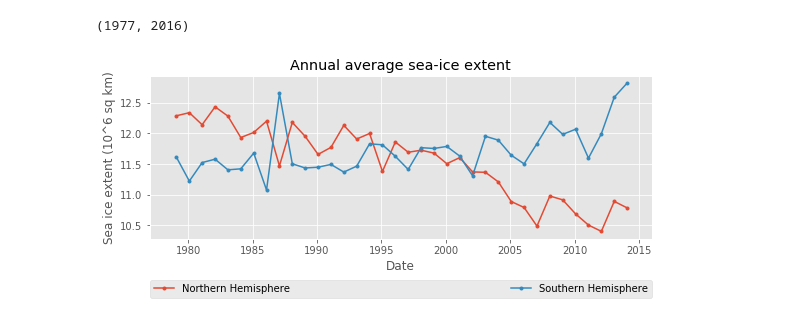
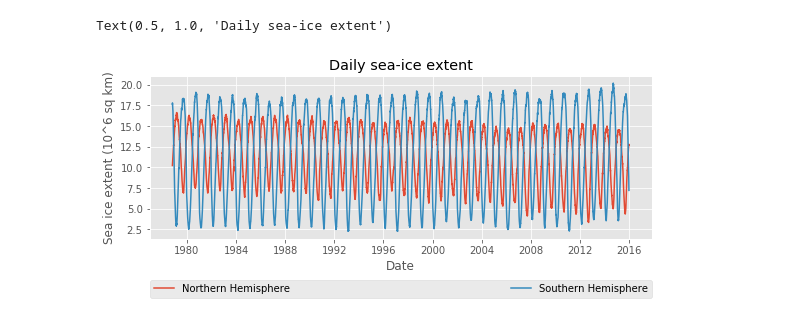
Before and after one commit to dineshsidd/project-global-warning, a Jupyter notebook: IceLevels/Untitled.ipynb, the cells around one changed output. Drawn from its saved outputs; the diff is of its cells as text; code cells hidden in the pictures.

Commit message:
updated Ice levels Graph
Please let me know if these needs work to function on the site.

```diff
--- a/IceLevels/Untitled.ipynb
+++ b/IceLevels/Untitled.ipynb
@@ -10,7 +10,7 @@ plt.style.use('ggplot') # use ggplot style
 %matplotlib inline
 
 # read in the data from the provided csv file
-df = pd.read_csv('seaice.csv')
+df = pd.read_csv('icelevelsData1.csv')
 
 # drop the 'Source Data' column as it obscures more useful columns and doesn't tell us much
 df.drop('Source Data', axis = 1, inplace = True)
@@ -19,39 +19,24 @@ df.drop('Source Data', axis = 1, inplace = True)
 df['Date'] = pd.to_datetime(df[['Year','Month','Day']])
 df.index = df['Date'].values
 
-# split according to hemisphere, as we are expecting different trends for each
-#north = df[df['hemisphere'] == 'north']
-#south = df[df['hemisphere'] == 'south']
-
-#plt.figure(figsize=(9,3))
-#plt.plot(north.index,north['Extent'], label='Northern Hemisphere')
-#plt.plot(south.index,south['Extent'], label='Southern Hemisphere')
-
-# add plot legend and titles
-#plt.legend(bbox_to_anchor=(0., -.362, 1., .102), loc=3, ncol=2,
-#           mode="expand", borderaxespad=0.)
-#plt.ylabel('Sea ice extent (10^6 sq km)')
-#plt.xlabel('Date')
-#plt.title('Daily sea-ice extent')
-
-# resample raw data into annual averages
-northyear = north['01-01-1979':'31-12-2016'].resample('12M').mean()
-southyear = south['01-01-1979':'31-12-2016'].resample('12M').mean()
-
-# remove the initial and final item as they aer averaged incorrectly (also indexes seem bad)
-northyear = northyear[1:-1]
-southyear = southyear[1:-1]
-
-plt.figure(figsize=(9,3))
-plt.plot(northyear.Year,northyear['Extent'], marker = '.', label='Northern Hemisphere')
-plt.plot(southyear.Year,southyear['Extent'], marker = '.', label='Southern Hemisphere')
-
-# add plot legend and titles
-plt.legend(bbox_to_anchor=(0., -.362, 1., .102), loc=3, ncol=2, mode="expand", borderaxespad=0.)
-plt.ylabel('Sea ice extent (10^6 sq km)')
-plt.xlabel('Date')
-plt.title('Annual average sea-ice extent')
-plt.xlim(1977, 2016)
+df.to_csv("icelevelsData.csv", index=False, header = True)
+#------------------------------------------------------------------------------
-# %% [output]
-(1977, 2016)
-[figure, removed]
+# %%
+# split according to hemisphere, as we are expecting different trends for each
+north = df[df['hemisphere'] == 'north']
+south = df[df['hemisphere'] == 'south']
+
+plt.figure(figsize=(9,3))
+plt.plot(north.index,north['Extent'], label='Northern Hemisphere')
+plt.plot(south.index,south['Extent'], label='Southern Hemisphere')
+
+# add plot legend and titles
+plt.legend(bbox_to_anchor=(0., -.362, 1., .102), loc=3, ncol=2,
+           mode="expand", borderaxespad=0.)
+plt.ylabel('Sea ice extent (10^6 sq km)')
+plt.xlabel('Date')
+plt.title('Daily sea-ice extent')
+#----------------------------------------------------------------------------
+# %% [output]
+Text(0.5, 1.0, 'Daily sea-ice extent')
+[figure, added]
```
Also changed, not shown: parts of 1 cell of this notebook, 7 other files.
